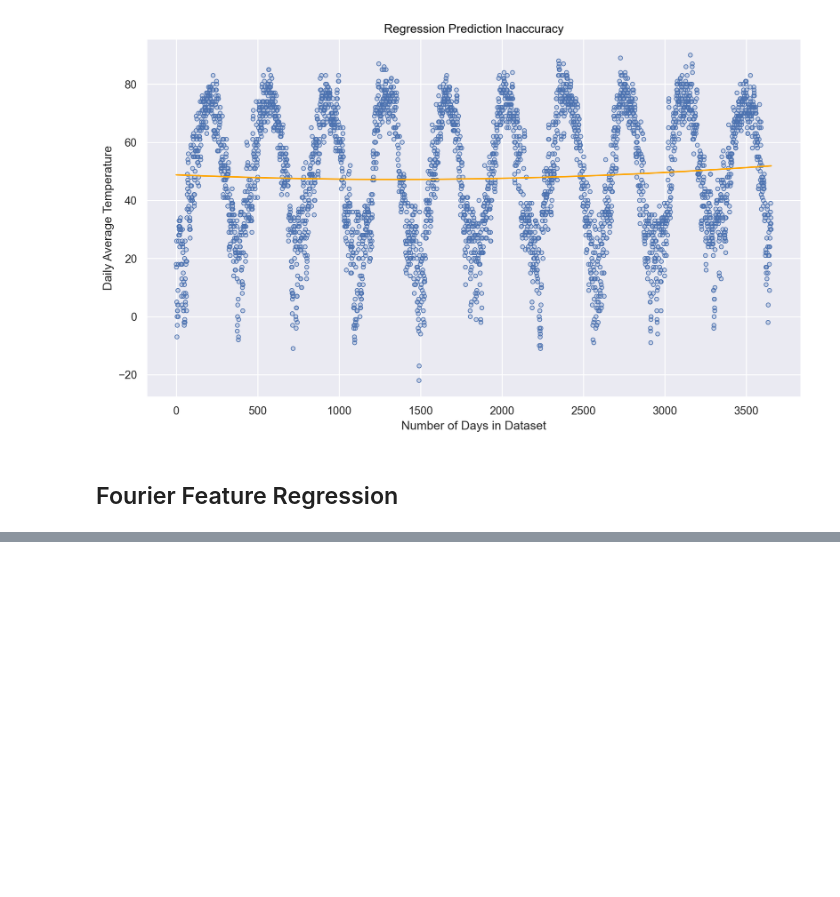
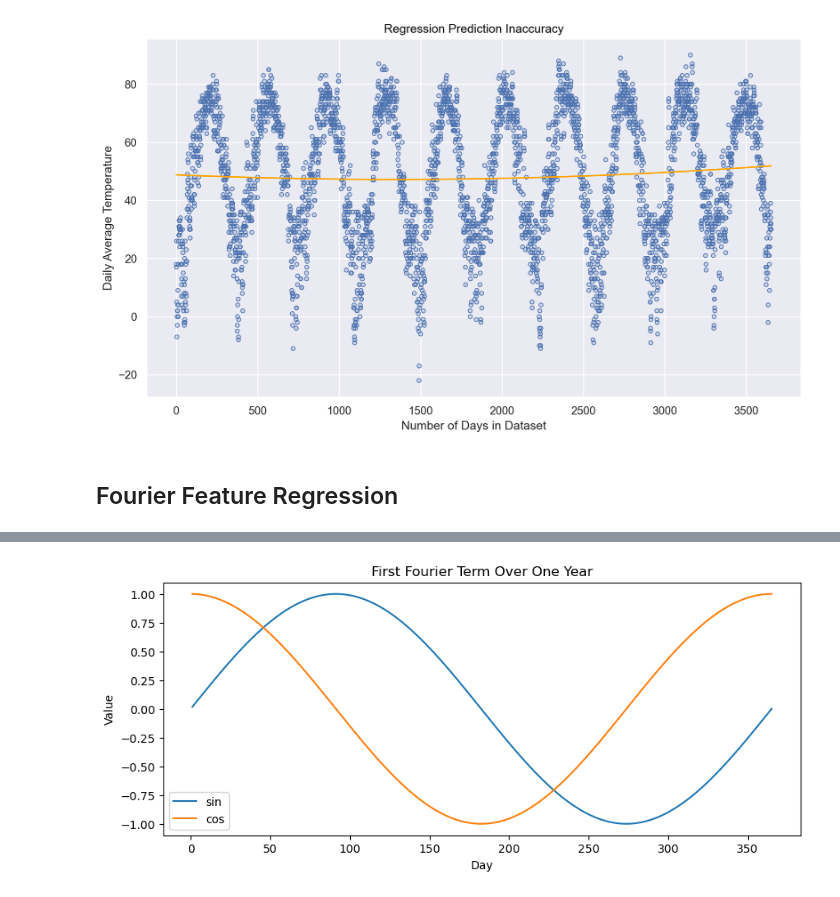
Before and after one commit to garlingz/Temperature-Predictions, a Jupyter notebook: predictions_notebook.ipynb, the cells around one changed output, grey strips where cells are left out. Saved outputs shown, nothing was run; the diff lists cells and outputs as text; code cells hidden in the pictures; blank space fills up the shorter version.

```diff
--- a/predictions_notebook.ipynb
+++ b/predictions_notebook.ipynb
@@ -144,0 +160,17 @@ def add_fourier(df, period= 365, order= 2):
+# %%
+period = 365
+days = np.arange(1, period + 1)  # Day 1 to Day 365
+
+sine_wave = np.sin(2 * np.pi * days / period)
+cosine_wave = np.cos(2 * np.pi * days / period)
+
+plt.figure(figsize=(10, 4))
+plt.plot(days, sine_wave, label='sin')
+plt.plot(days, cosine_wave, label='cos')
+plt.title('First Fourier Term Over One Year')
+plt.xlabel('Day')
+plt.ylabel('Value')
+plt.legend()
+plt.show()
+# %% [output]
+[figure, added]
```
Also changed, not shown: parts of 1 cell of this notebook.
